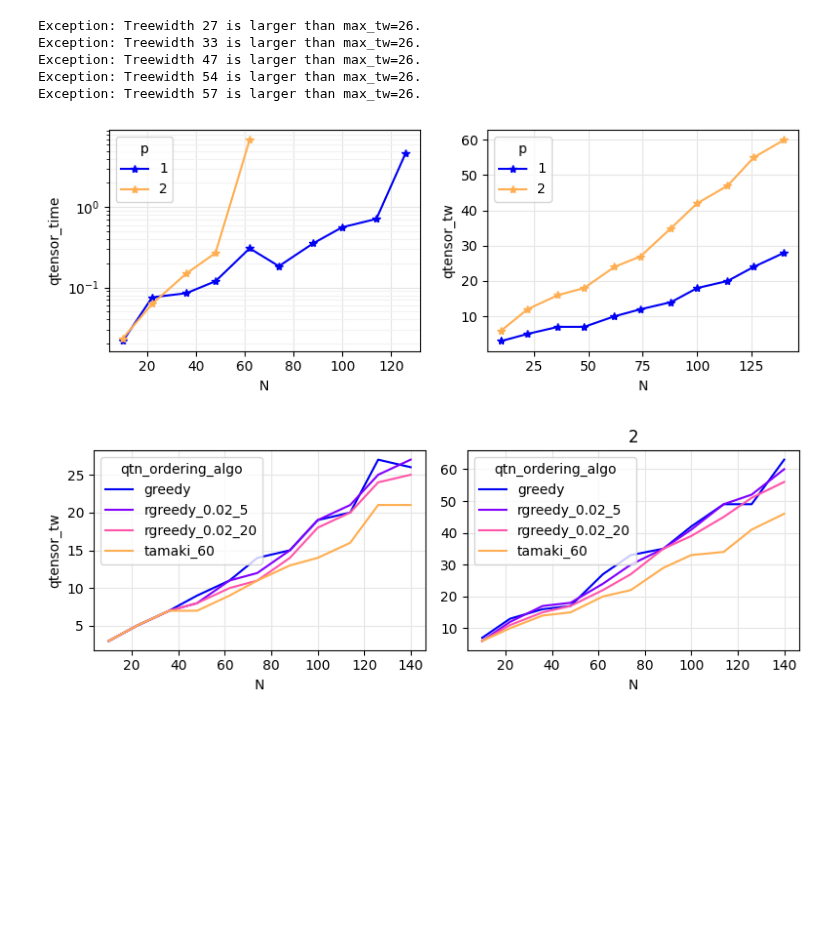
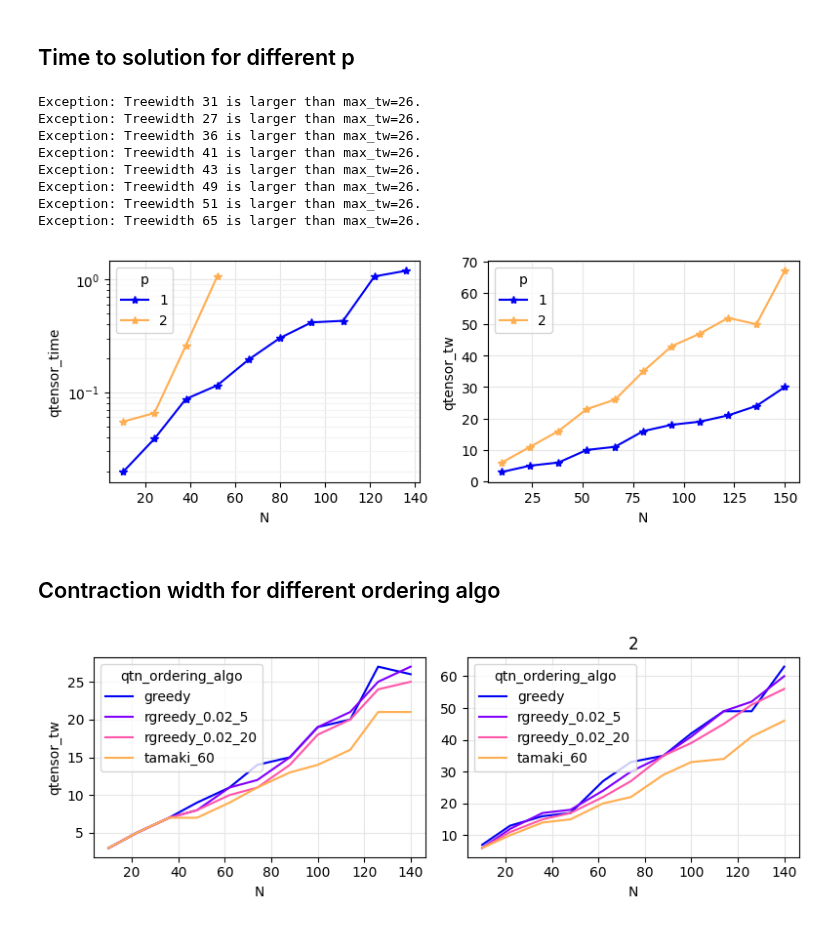
Before and after one commit to danlkv/QTensor, a Jupyter notebook: analysis/spec/notebooks/qaoa_ansatz_complexity.ipynb, the cells around one changed output. Cells and saved outputs as stored; diff of their text form; code cells hidden in the pictures; blank space fills up the shorter version.

```diff
--- a/analysis/spec/notebooks/qaoa_ansatz_complexity.ipynb
+++ b/analysis/spec/notebooks/qaoa_ansatz_complexity.ipynb
@@ -89,25 +107,33 @@ def qtensor_tw(ansatz_circ, target_tw=24,
     optimizer.optimize(tn)
     return optimizer.treewidth
+# %%
+#Ns = 2*(.2*np.pi**(np.arange(0, 11)/2)).astype(np.int) + 6
+Ns = 2*np.linspace(5, 75, 11, dtype=int)
+# %% [markdown]
+## Time to solution for different p
 # %%
-#Ns = 2*(.2*np.pi**(np.arange(0, 11)/2)).astype(np.int) + 6
-Ns = 2*np.linspace(5, 70, 11, dtype=int)
 def custom_plot(x, y, **kwargs):
     plt.plot(x, y, '*-', **kwargs)
     plt.yscale('log')
 fig = ex.plot_variables(('qtensor_time','qtensor_tw'),
                         plot_func=custom_plot,
                         p=[1,2], N=Ns,
                         qtn_ordering_algo=['rgreedy_0.02_5'],
                         fail_tw=[26],
                        )
 fig.axes[1].set_yscale('linear')
 # %% [output]
+Exception: Treewidth 31 is larger than max_tw=26.
 Exception: Treewidth 27 is larger than max_tw=26.
-Exception: Treewidth 33 is larger than max_tw=26.
-Exception: Treewidth 47 is larger than max_tw=26.
-Exception: Treewidth 54 is larger than max_tw=26.
-Exception: Treewidth 57 is larger than max_tw=26.
+Exception: Treewidth 36 is larger than max_tw=26.
+Exception: Treewidth 41 is larger than max_tw=26.
+Exception: Treewidth 43 is larger than max_tw=26.
+Exception: Treewidth 49 is larger than max_tw=26.
+Exception: Treewidth 51 is larger than max_tw=26.
+Exception: Treewidth 65 is larger than max_tw=26.
-[figure, old version]
+[figure, new version]
+# %% [markdown]
+## Contraction width for different ordering algo
 # %%
 fig = ex.plot_variables(('qtensor_tw', ),
                         p=[1,2],
```
Also changed, not shown: parts of 17 cells of this notebook, 5 other files.
